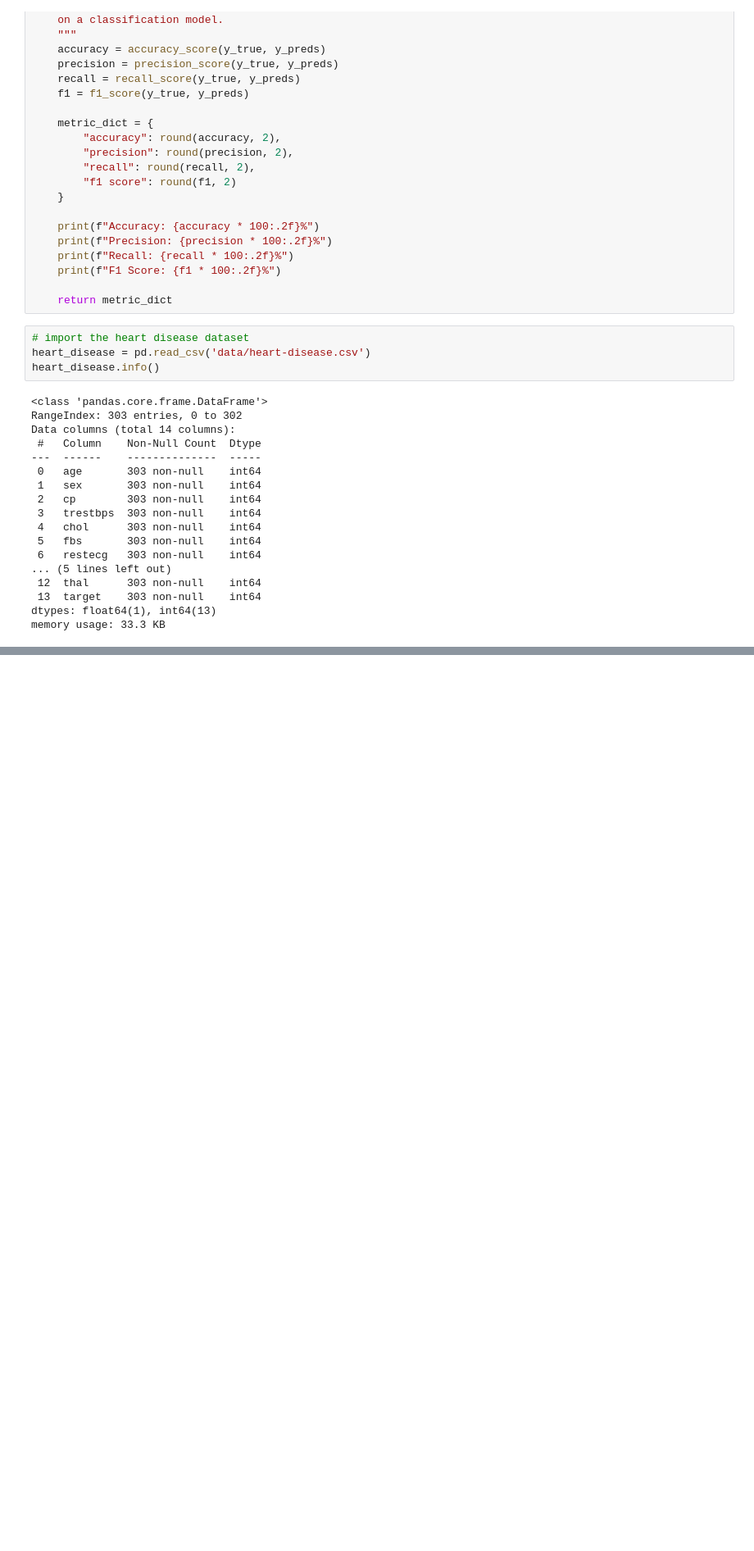
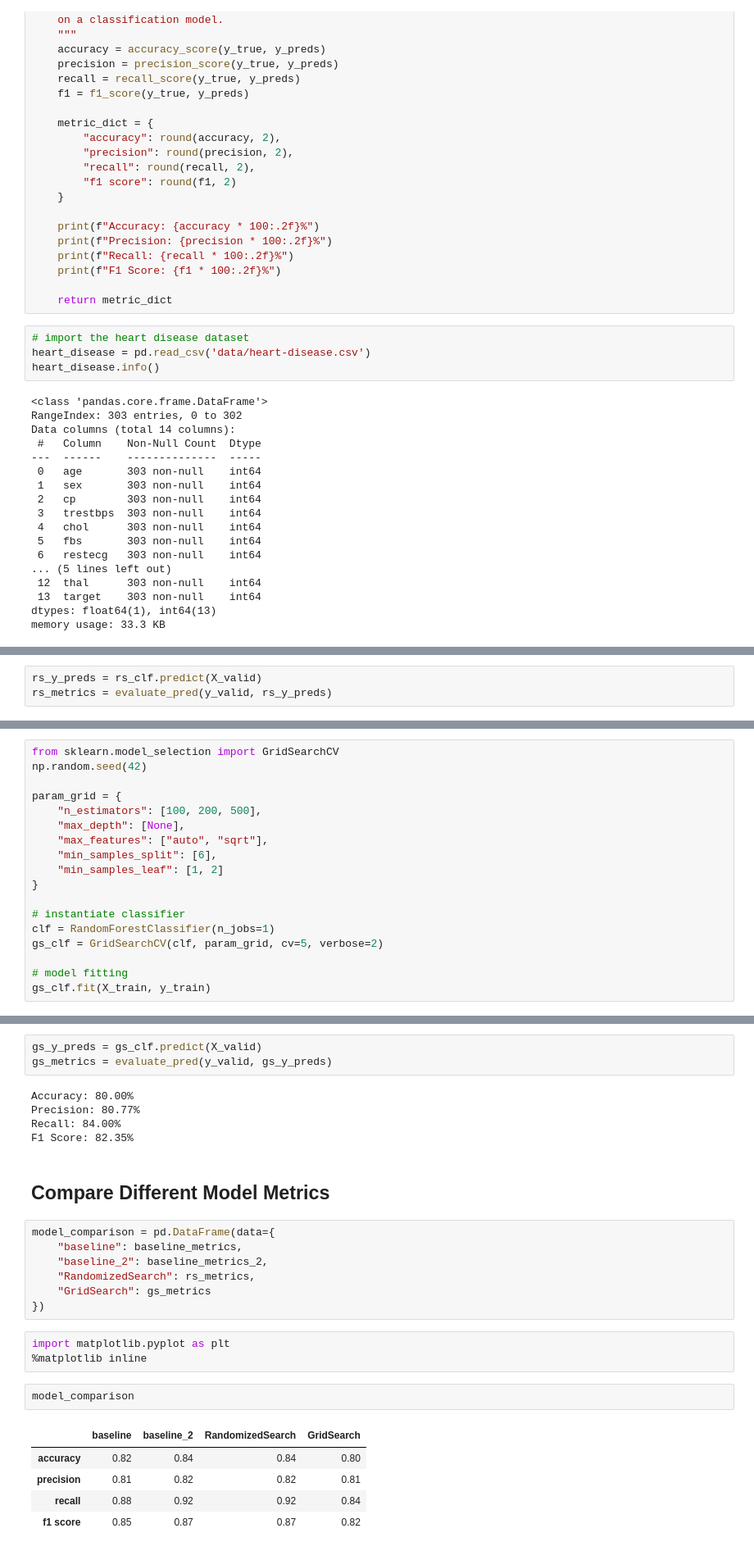
Before and after one commit to ramiraza/py-ml-course, a Jupyter notebook: 05. Improving a Model.ipynb, the cells around one changed output, grey strips where cells are left out. Shown at 82% size. Cells and saved outputs as stored; diff of their text form; blank space fills up the shorter version.

```diff
--- a/05. Improving a Model.ipynb
+++ b/05. Improving a Model.ipynb
@@ -148,0 +198,3 @@ F1 Score: 84.00%
+# %%
+rs_y_preds = rs_clf.predict(X_valid)
+rs_metrics = evaluate_pred(y_valid, rs_y_preds)
@@ -148,0 +208,18 @@ F1 Score: 84.00%
+# %%
+from sklearn.model_selection import GridSearchCV
+np.random.seed(42)
+
+param_grid = {
+    "n_estimators": [100, 200, 500],
+    "max_depth": [None],
+    "max_features": ["auto", "sqrt"],
+    "min_samples_split": [6],
+    "min_samples_leaf": [1, 2]
+}
+
+# instantiate classifier
+clf = RandomForestClassifier(n_jobs=1)
+gs_clf = GridSearchCV(clf, param_grid, cv=5, verbose=2)
+
+# model fitting
+gs_clf.fit(X_train, y_train)
@@ -148,0 +257,28 @@ F1 Score: 84.00%
+# %%
+gs_y_preds = gs_clf.predict(X_valid)
+gs_metrics = evaluate_pred(y_valid, gs_y_preds)
+# %% [output]
+Accuracy: 80.00%
+Precision: 80.77%
+Recall: 84.00%
+F1 Score: 82.35%
+# %% [markdown]
+## Compare Different Model Metrics
+# %%
+model_comparison = pd.DataFrame(data={
+    "baseline": baseline_metrics,
+    "baseline_2": baseline_metrics_2,
+    "RandomizedSearch": rs_metrics,
+    "GridSearch": gs_metrics
+})
+# %%
+import matplotlib.pyplot as plt
+%matplotlib inline
+# %%
+model_comparison
+# %% [output]
+|  | baseline | baseline_2 | RandomizedSearch | GridSearch |
+| accuracy | 0.82 | 0.84 | 0.84 | 0.80 |
+| precision | 0.81 | 0.82 | 0.82 | 0.81 |
+| recall | 0.88 | 0.92 | 0.92 | 0.84 |
+| f1 score | 0.85 | 0.87 | 0.87 | 0.82 |
```
Also changed, not shown: parts of 28 cells of this notebook, 6 other files.
